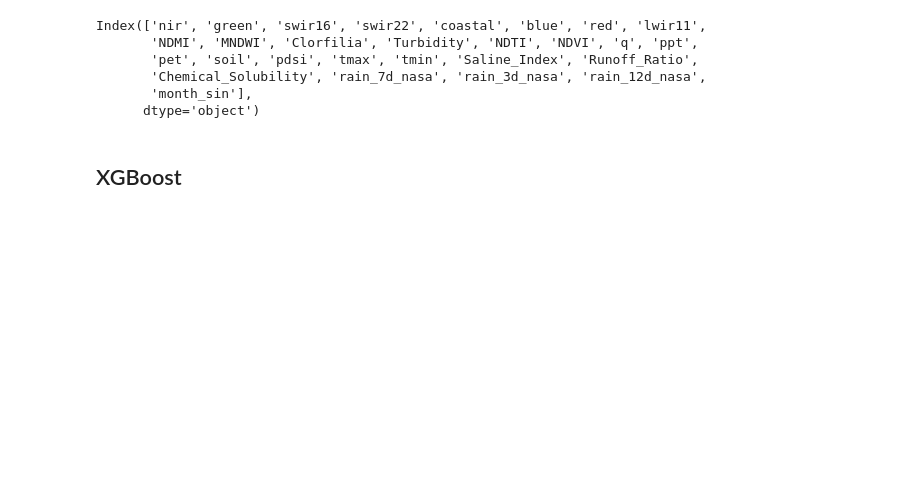
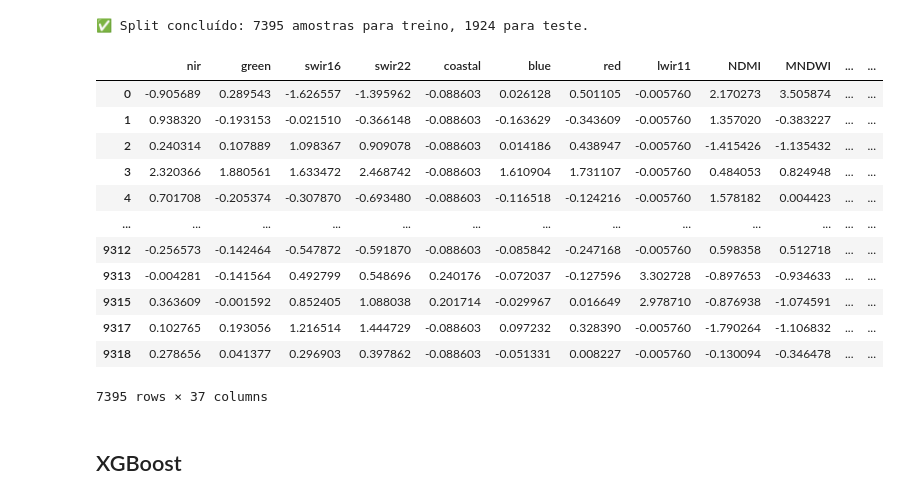
Before and after one commit to Lucas-Bussinger/EY-2026-AI-Challange, a Jupyter notebook: Model/BoostModel.ipynb, the cells around one changed output. Cells and saved outputs as stored; diff of their text form; code cells hidden in the pictures; blank space fills up the shorter version.

```diff
--- a/Model/BoostModel.ipynb
+++ b/Model/BoostModel.ipynb
@@ -31,15 +43,15 @@ import yellowbrick.model_selection as ms
 csv_training_files = ['../Datasets/landsat_features_more_bands_train.csv',
                           '../Datasets/terraclimate_features_more_bands_training.csv',
                           '../Datasets/nasa_precip_features_training.csv',
-                          '../Datasets/soil_use_data_rounded_training.csv',
-                          '../Datasets/nasa_terrain_features_rounded_training.csv',
+                          '../Datasets/soil_use_data_rounded_in_packs_training.csv',
+                          '../Datasets/nasa_terrain_features_rounded_in_packs_training.csv',
                           '../Datasets/water_quality_training_dataset.csv']
 
 target_columns = ['Total Alkalinity', 'Electrical Conductance', 'Dissolved Reactive Phosphorus']
 
-drop_features = ['pct_agri', 'pct_water', 'pct_wetlands', 'curvature', 'pct_others', 'elevation', 'pct_natural', 'slope', 'pct_urban']
+drop_features = []#['pct_agri', 'pct_water', 'pct_wetlands', 'curvature', 'pct_others', 'elevation', 'pct_natural', 'slope', 'pct_urban']
 columns_to_drop_from_features = ["Latitude", "Longitude", "Sample Date"] + drop_features
 
 dataHandler = DataOrganizer(target_columns)
-dataHandler.load_training_data(csv_training_files, columns_to_drop_from_features, scale=False)
-#dataHandler.get_feature_columns()
+dataHandler.load_training_data(csv_training_files, columns_to_drop_from_features, scale=True)
+dataHandler.get_feature_columns()
@@ -46,39 +76,39 @@ dataHandler.load_training_data(csv_training_files, columns_to_drop_from_features
 # %%
 
-Feature_data, Target_data = dataHandler.get_training_dataset()
 
+train_splits = get_location_train_test_split(dataHandler, test_size = 0.2)
 
-alkalinity_target = Target_data['Total Alkalinity']
-electrical_target = Target_data['Electrical Conductance']
-phosphorus_target = Target_data['Dissolved Reactive Phosphorus']
+X_train_alkalinity = train_splits['Total Alkalinity']['X_train']
+X_test_alkalinity = train_splits['Total Alkalinity']['X_test']
+Y_train_alkalinity = train_splits['Total Alkalinity']['Y_train']
+Y_test_alkalinity = train_splits['Total Alkalinity']['Y_test']
 
-full_dataset = dataHandler.get_full_training_dataset()
+X_train_electrical = train_splits['Electrical Conductance']['X_train']
+X_test_electrical = train_splits['Electrical Conductance']['X_test']
+Y_train_electrical = train_splits['Electrical Conductance']['Y_train']
+Y_test_electrical = train_splits['Electrical Conductance']['Y_test']
 
-groups = full_dataset[["Latitude", "Longitude"]].astype(str).agg('|'.join, axis=1).values
-gss = GroupShuffleSplit(n_splits=1, test_size=0.2, random_state=42)
+X_train_phosphorus = train_splits['Dissolved Reactive Phosphorus']['X_train']
+X_test_phosphorus = train_splits['Dissolved Reactive Phosphorus']['X_test']
+Y_train_phosphorus = train_splits['Dissolved Reactive Phosphorus']['Y_train']
+Y_test_phosphorus = train_splits['Dissolved Reactive Phosphorus']['Y_test']
 
-
-alkalinity_train_idx, alkalinity_test_idx = next(gss.split(Feature_data, alkalinity_target, groups=groups))
-electrical_train_idx, electrical_test_idx = next(gss.split(Feature_data, electrical_target, groups=groups))
-phosphorous_train_idx, phosphorous_test_idx = next(gss.split(Feature_data, phosphorus_target, groups=groups))
-
-X_train_alkalinity, X_test_alkalinity = Feature_data.iloc[alkalinity_train_idx], Feature_data.iloc[alkalinity_test_idx]
-Y_train_alkalinity, Y_test_alkalinity = alkalinity_target.iloc[alkalinity_train_idx], alkalinity_target.iloc[alkalinity_test_idx]
-
-X_train_electrical, X_test_electrical = Feature_data.iloc[electrical_train_idx], Feature_data.iloc[electrical_test_idx]
-Y_train_electrical, Y_test_electrical = electrical_target.iloc[electrical_train_idx], electrical_target.iloc[electrical_test_idx]
-
-X_train_phosphorus, X_test_phosphorus = Feature_data.iloc[phosphorous_train_idx], Feature_data.iloc[phosphorous_test_idx]
-Y_train_phosphorus, Y_test_phosphorus = phosphorus_target.iloc[phosphorous_train_idx], phosphorus_target.iloc[phosphorous_test_idx]
-
-X_train_alkalinity.columns
+X_train_alkalinity
 # %% [output]
-Index(['nir', 'green', 'swir16', 'swir22', 'coastal', 'blue', 'red', 'lwir11',
-       'NDMI', 'MNDWI', 'Clorfilia', 'Turbidity', 'NDTI', 'NDVI', 'q', 'ppt',
-       'pet', 'soil', 'pdsi', 'tmax', 'tmin', 'Saline_Index', 'Runoff_Ratio',
-       'Chemical_Solubility', 'rain_7d_nasa', 'rain_3d_nasa', 'rain_12d_nasa',
-       'month_sin'],
-      dtype='object')
+✅ Split concluído: 7395 amostras para treino, 1924 para teste.
+|  | nir | green | swir16 | swir22 | coastal | blue | red | lwir11 | NDMI | MNDWI | ... | ... |
+| 0 | -0.905689 | 0.289543 | -1.626557 | -1.395962 | -0.088603 | 0.026128 | 0.501105 | -0.005760 | 2.170273 | 3.505874 | ... | ... |
+| 1 | 0.938320 | -0.193153 | -0.021510 | -0.366148 | -0.088603 | -0.163629 | -0.343609 | -0.005760 | 1.357020 | -0.383227 | ... | ... |
+| 2 | 0.240314 | 0.107889 | 1.098367 | 0.909078 | -0.088603 | 0.014186 | 0.438947 | -0.005760 | -1.415426 | -1.135432 | ... | ... |
+| 3 | 2.320366 | 1.880561 | 1.633472 | 2.468742 | -0.088603 | 1.610904 | 1.731107 | -0.005760 | 0.484053 | 0.824948 | ... | ... |
+| 4 | 0.701708 | -0.205374 | -0.307870 | -0.693480 | -0.088603 | -0.116518 | -0.124216 | -0.005760 | 1.578182 | 0.004423 | ... | ... |
+| ... | ... | ... | ... | ... | ... | ... | ... | ... | ... | ... | ... | ... |
+| 9312 | -0.256573 | -0.142464 | -0.547872 | -0.591870 | -0.088603 | -0.085842 | -0.247168 | -0.005760 | 0.598358 | 0.512718 | ... | ... |
+| 9313 | -0.004281 | -0.141564 | 0.492799 | 0.548696 | 0.240176 | -0.072037 | -0.127596 | 3.302728 | -0.897653 | -0.934633 | ... | ... |
+| 9315 | 0.363609 | -0.001592 | 0.852405 | 1.088038 | 0.201714 | -0.029967 | 0.016649 | 2.978710 | -0.876938 | -1.074591 | ... | ... |
+| 9317 | 0.102765 | 0.193056 | 1.216514 | 1.444729 | -0.088603 | 0.097232 | 0.328390 | -0.005760 | -1.790264 | -1.106832 | ... | ... |
+| 9318 | 0.278656 | 0.041377 | 0.296903 | 0.397862 | -0.088603 | -0.051331 | 0.008227 | -0.005760 | -0.130094 | -0.346478 | ... | ... |
+7395 rows × 37 columns
 # %% [markdown]
 ## XGBoost
 # %%
```
Also changed, not shown: parts of 23 cells of this notebook, 5 other files.
